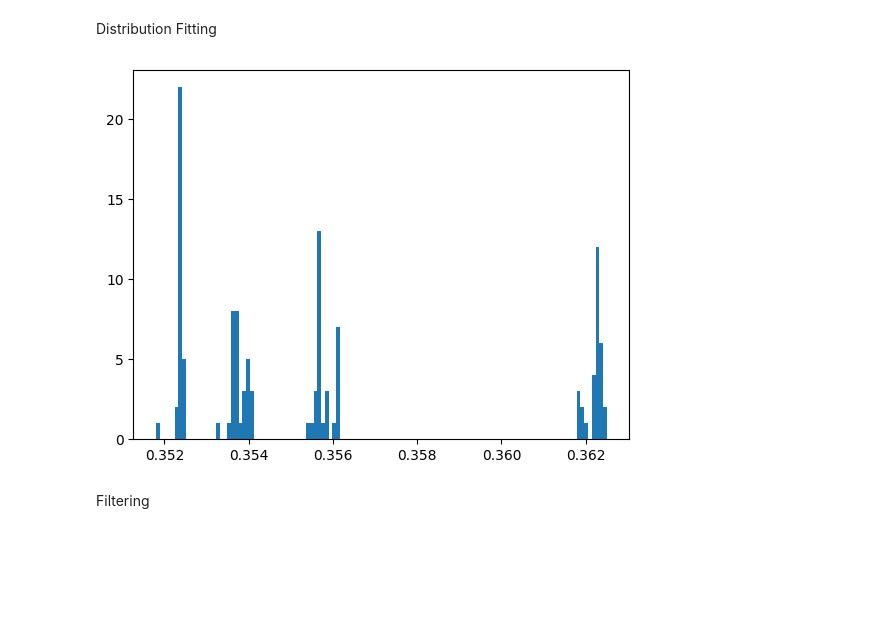
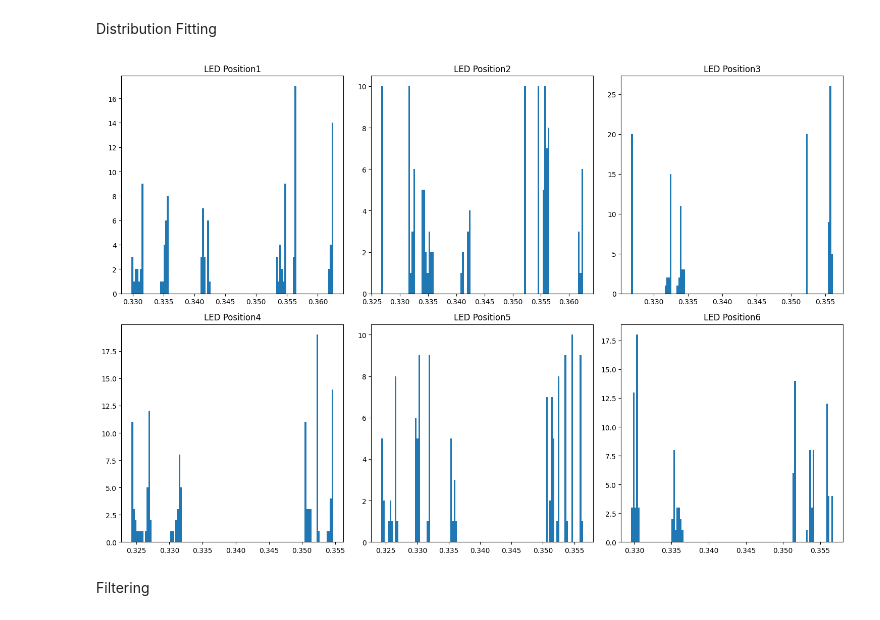
Before and after one commit to LucianoGP95/Python_Eiit_RyR, a Jupyter notebook: RyR_Analyser/notebooks/a3_RyR_filter.ipynb, the cells around one changed output. Saved outputs shown, nothing was run; the diff lists cells and outputs as text; code cells hidden in the pictures; blank space fills up the shorter version.

```diff
--- a/RyR_Analyser/notebooks/a3_RyR_filter.ipynb
+++ b/RyR_Analyser/notebooks/a3_RyR_filter.ipynb
@@ -10,6 +10,7 @@ sys.path.append("../tools/")
 import _db_tools as db
 ####Global variables####
 tooling = "PASSAT_B9"
+leds_per_nest = 3
 ####Helper Functions####
 def RyR(dataframe):
     """Calculates and prints the RyR values for both fibers, including a cualitative evaluation"""
@@ -86,19 +87,23 @@ RyR Guide fby 11: 3.986183032979567 % Status: Correct
 RyR Guide fby 12: 6.088995160859076 % Status: Correct
 # %% [markdown]
 Distribution Fitting
-# %%
-array = MEAS.values #Creates a ndarray with the values of the dataframe
-fbx_low = array[0::6].reshape(-1, 1) #Index and reshapes the values for every position
-fby_low = array[1::6].reshape(-1, 1)
-fbx_medium = array[2::6].reshape(-1, 1)
-fby_medium = array[2::6].reshape(-1, 1)
-fbx_high = array[4::6].reshape(-1, 1)
-fby_high = array[5::6].reshape(-1, 1)
-values = np.concatenate([[fbx_low], [fby_low], [fbx_medium], [fby_medium], [fbx_high], [fby_high]]).reshape(6, 120)
-plt.hist(values[np.random.randint(1, 6), :], 120)
-plt.show()
-# %% [output]
-[figure, removed]
+# %%
+array = MEAS.values #Creates a ndarray with the values of the dataframe
+positions = []
+for i, position in enumerate(range(leds_per_nest*2)):
+    position = array[i::leds_per_nest*2].reshape(-1, 1)
+    positions.append(position)
+values_per_position = result_array = np.concatenate(positions, axis=1).reshape(leds_per_nest*2, -1)
+fig, axes = plt.subplots(int(leds_per_nest*2/3), 3, figsize=(15, 10)) #subplots
+for i in range(6): #Subplots definitions
+    row, col = divmod(i, 3)
+    ax = axes[row, col]
+    ax.hist(values_per_position[i, :], 120)
+    ax.set_title(f'LED Position{i+1}')
+plt.tight_layout()
+plt.show()
+# %% [output]
+[figure, added]
 # %% [markdown]
 Filtering
 # %% [markdown]
```
Also changed, not shown: parts of 1 cell of this notebook, 3 other files.
